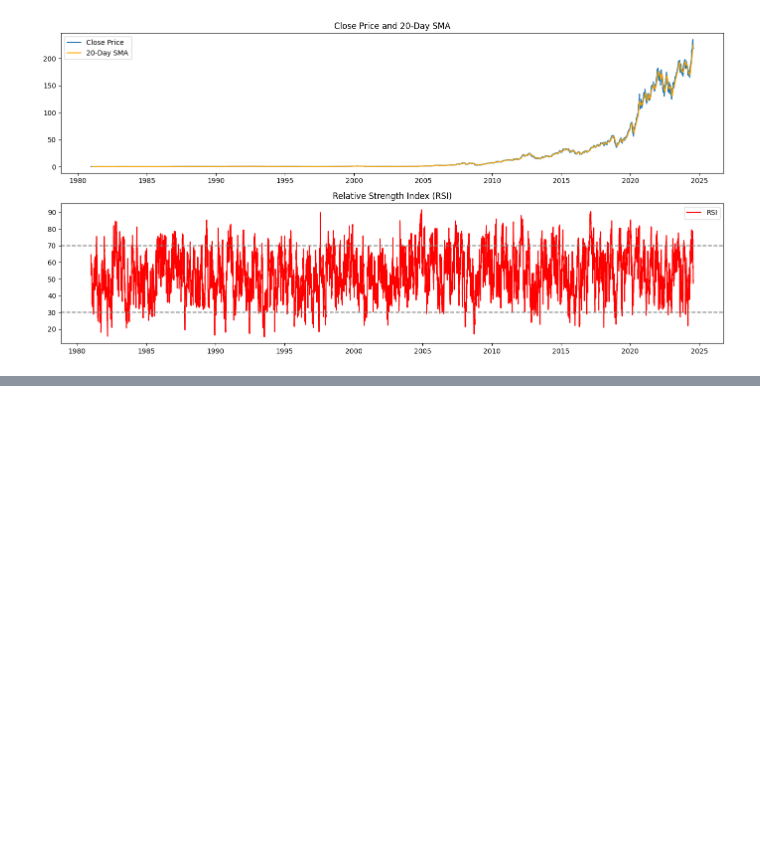
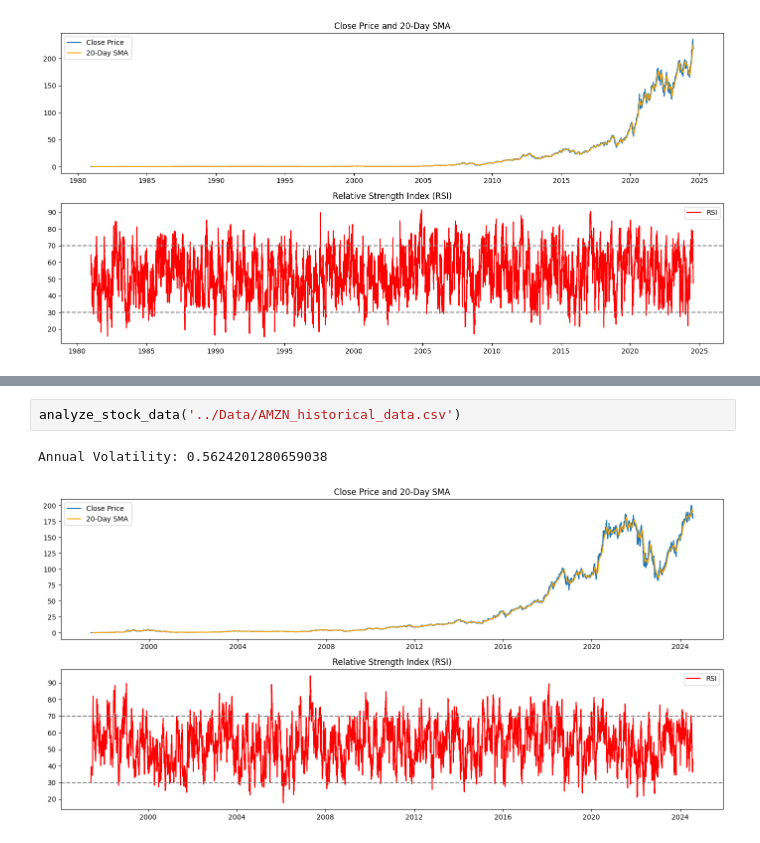
Before and after one commit to Ofgeha-Gelana/Nova-Financial-Solution, a Jupyter notebook: notebooks/quantitative_analysisi.ipynb, the cells around one changed output, grey strips where cells are left out. Drawn from its saved outputs; the diff is of its cells as text; blank space fills up the shorter version.

```diff
--- a/notebooks/quantitative_analysisi.ipynb
+++ b/notebooks/quantitative_analysisi.ipynb
@@ -94,0 +19,5 @@ Average return on negative sentiment: nan
+# %%
+analyze_stock_data('../Data/AMZN_historical_data.csv')
+# %% [output]
+Annual Volatility: 0.5624201280659038
+[figure, added]
```
Also changed, not shown: parts of 8 cells of this notebook.
